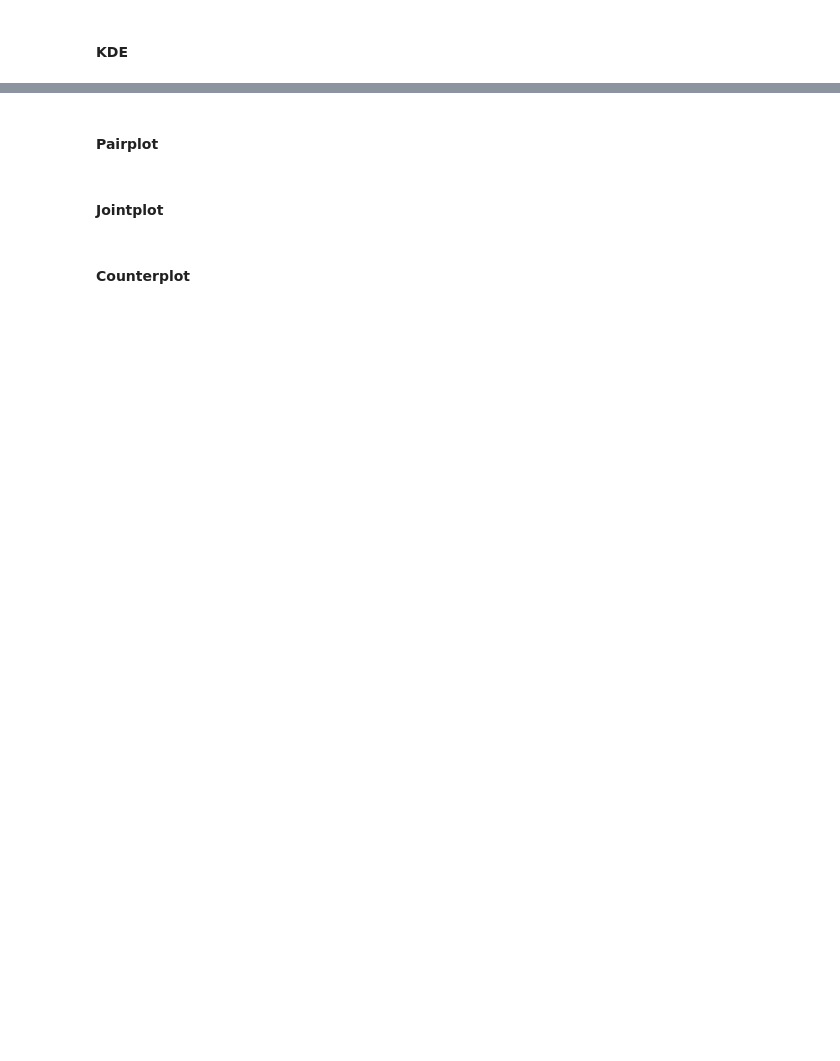
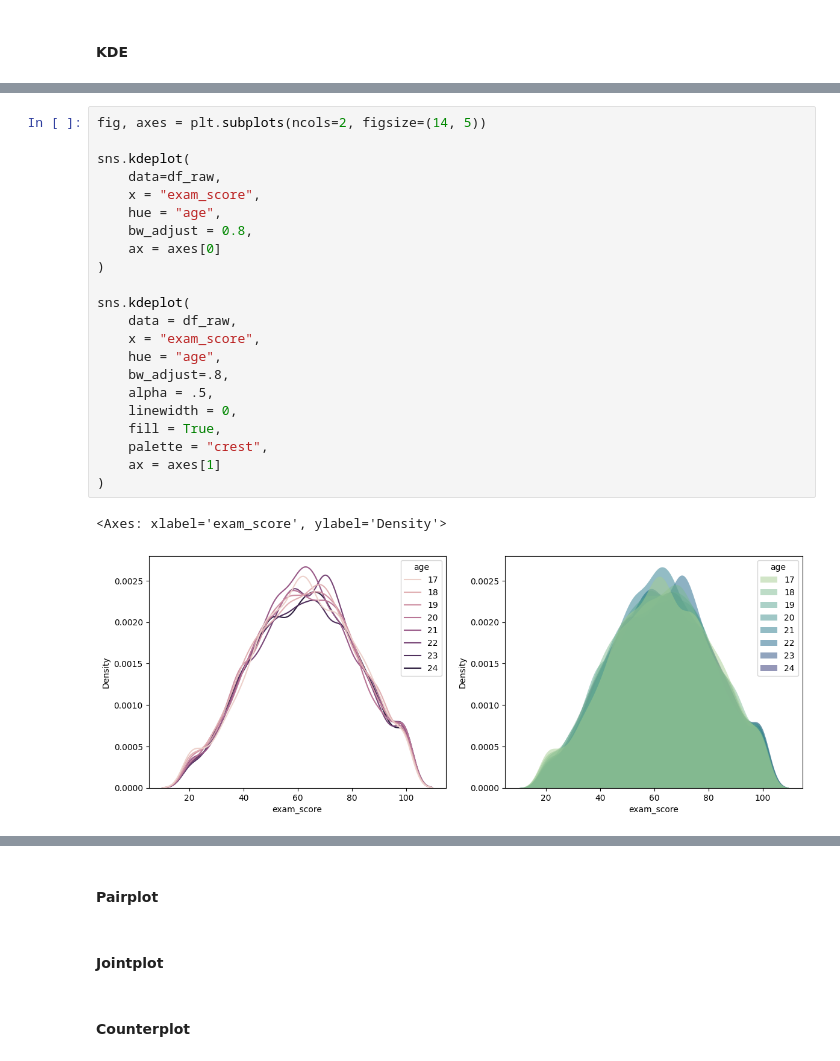
Before and after one commit to javokhircoding/ExamScorePrediction, a Jupyter notebook: src/main.ipynb, the cells around one changed output, grey strips where cells are left out. Cells and saved outputs as stored; diff of their text form; blank space fills up the shorter version.

```diff
--- a/src/main.ipynb
+++ b/src/main.ipynb
@@ -443,0 +490,25 @@ Pretty useless with this dataset again? ahh, I will use them in another dataset
+# %%
+fig, axes = plt.subplots(ncols=2, figsize=(14, 5))
+
+sns.kdeplot(
+    data=df_raw,
+    x = "exam_score",
+    hue = "age",
+    bw_adjust = 0.8,
+    ax = axes[0]
+)
+
+sns.kdeplot(
+    data = df_raw,
+    x = "exam_score",
+    hue = "age",
+    bw_adjust=.8,
+    alpha = .5,
+    linewidth = 0,
+    fill = True,
+    palette = "crest",
+    ax = axes[1]
+)
+# %% [output]
+<Axes: xlabel='exam_score', ylabel='Density'>
+[figure, added]
```
Also changed, not shown: parts of 6 cells of this notebook.
